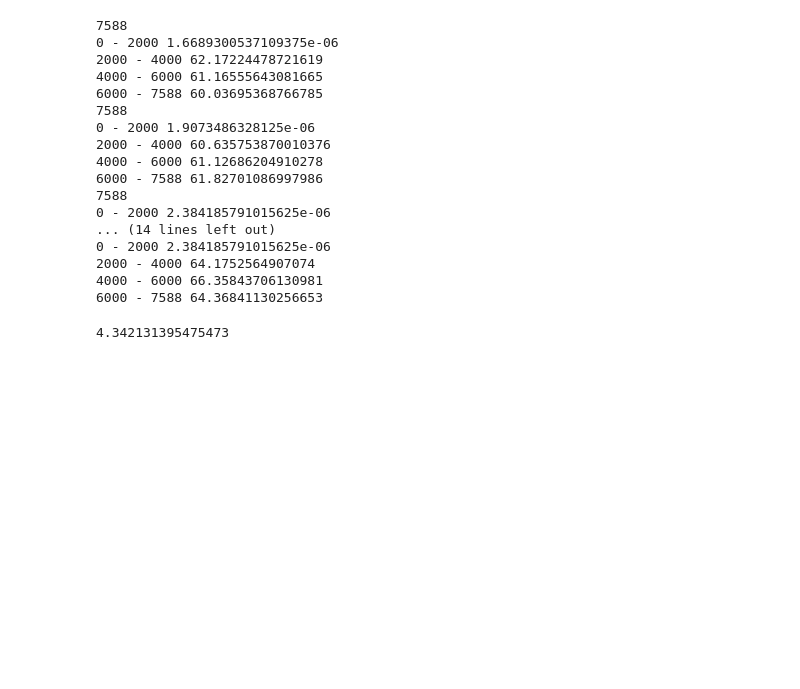
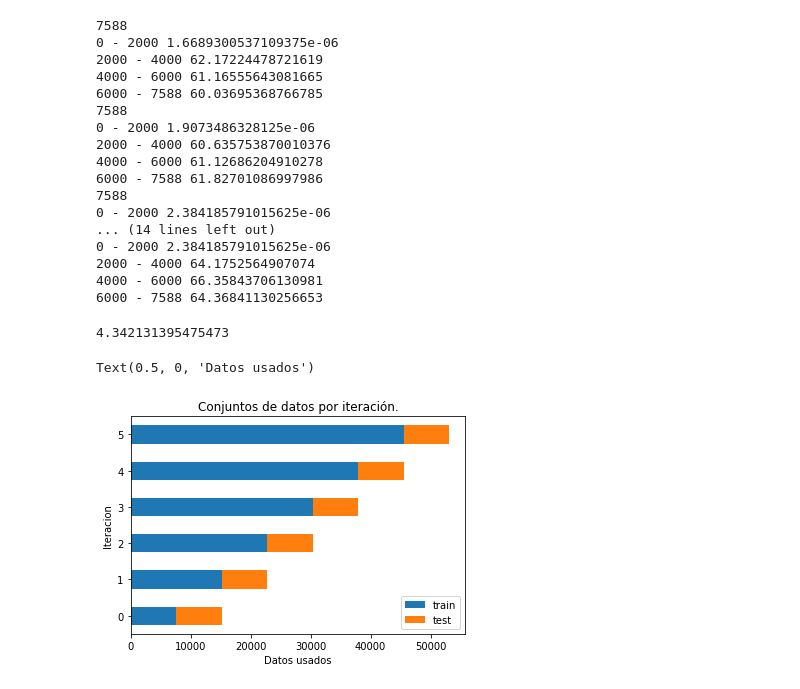
Before and after one commit to sauldnn/PAkrigging, a Jupyter notebook: Model_perform.ipynb, the cells around one changed output. Cells and saved outputs as stored; diff of their text form; code cells hidden in the pictures; blank space fills up the shorter version.

```diff
--- a/Model_perform.ipynb
+++ b/Model_perform.ipynb
@@ -546,3 +546,21 @@ validation = sum(errors) / (len(errors))
 validation
 # %% [output]
 4.342131395475473
+# %%
+import pandas as pd
+import numpy as np
+from sklearn.model_selection import TimeSeriesSplit
+import matplotlib.pyplot as plt
+#df = pd.DataFrame(np.random.rand(10, 2), columns=['Valor', 'FechaDEC'])
+tscv = TimeSeriesSplit(max_train_size=None, n_splits=6)
+index = range(len(df))
+errors = []
+medidas = [[len(train_index), len(test_index)] for train_index, test_index in tscv.split(index)]
+panda = pd.DataFrame(medidas, columns=["train", "test"])
+panda.plot(kind="barh", stacked=True)
+plt.title("Conjuntos de datos por iteración.")
+plt.ylabel("Iteracion")
+plt.xlabel("Datos usados")
+# %% [output]
+Text(0.5, 0, 'Datos usados')
+[figure, added]
```
